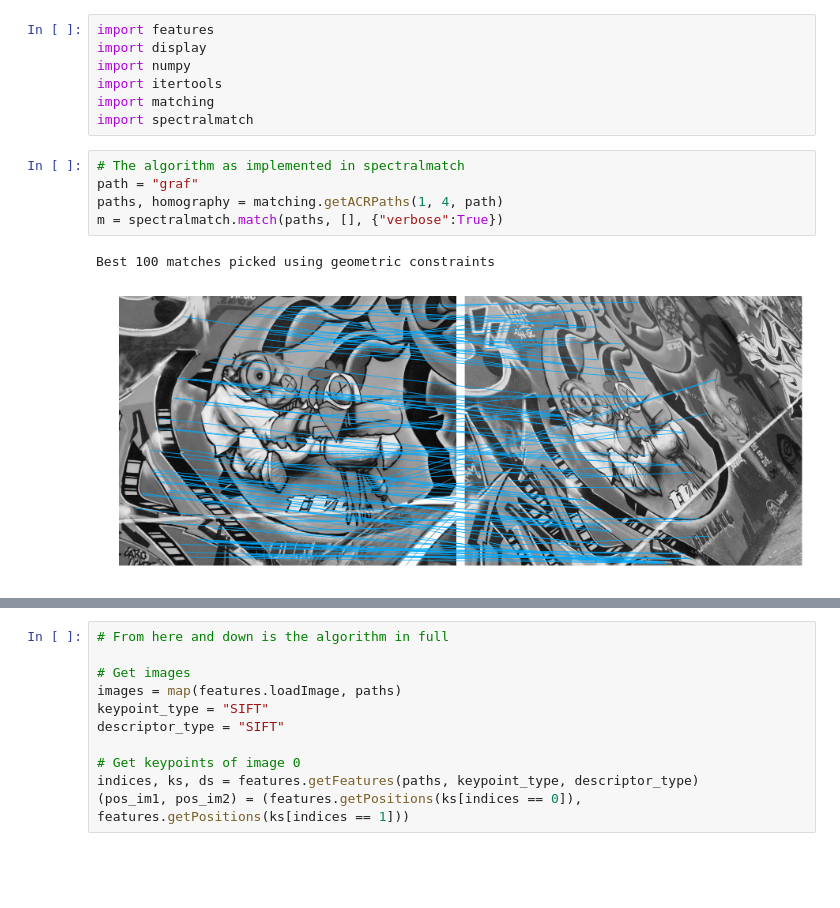
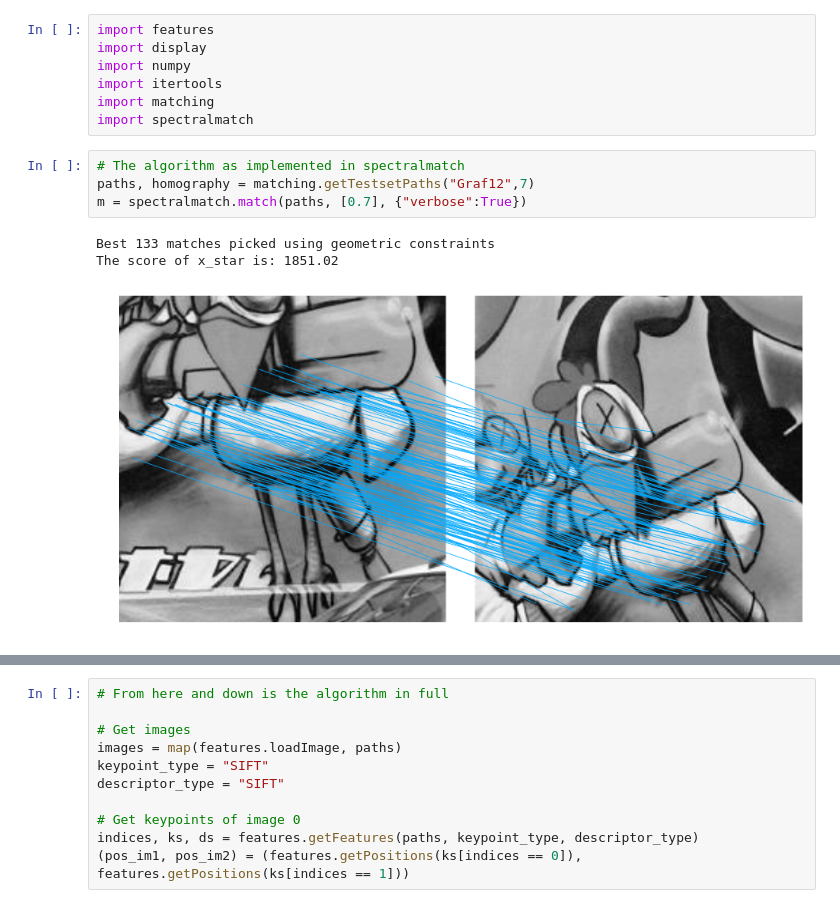
Before and after one commit to arnfred/Mirror-Match, a Jupyter notebook: code/spectral/Spectral Matching.ipynb, the cells around one changed output, grey strips where cells are left out. Cells and saved outputs as stored; diff of their text form; blank space fills up the shorter version.

```diff
--- a/code/spectral/Spectral Matching.ipynb
+++ b/code/spectral/Spectral Matching.ipynb
@@ -14,9 +14,9 @@ import matching
 import spectralmatch
 # %%
 # The algorithm as implemented in spectralmatch
-path = "graf"
-paths, homography = matching.getACRPaths(1, 4, path)
-m = spectralmatch.match(paths, [], {"verbose":True})
+paths, homography = matching.getTestsetPaths("Graf12",7)
+m = spectralmatch.match(paths, [0.7], {"verbose":True})
 # %% [output]
-Best 100 matches picked using geometric constraints
+Best 133 matches picked using geometric constraints
+The score of x_star is: 1851.02
-[figure, old version]
+[figure, new version]
```
Also changed, not shown: parts of 1 cell of this notebook, 4 other files.
